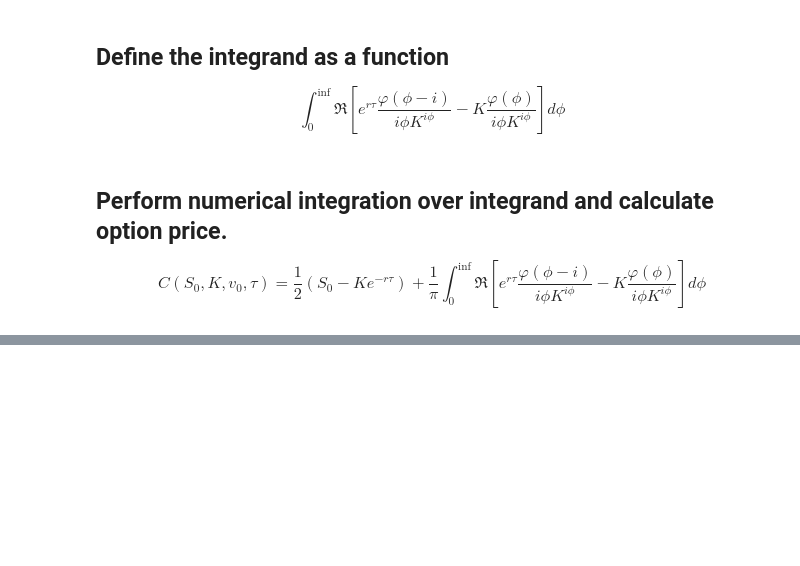
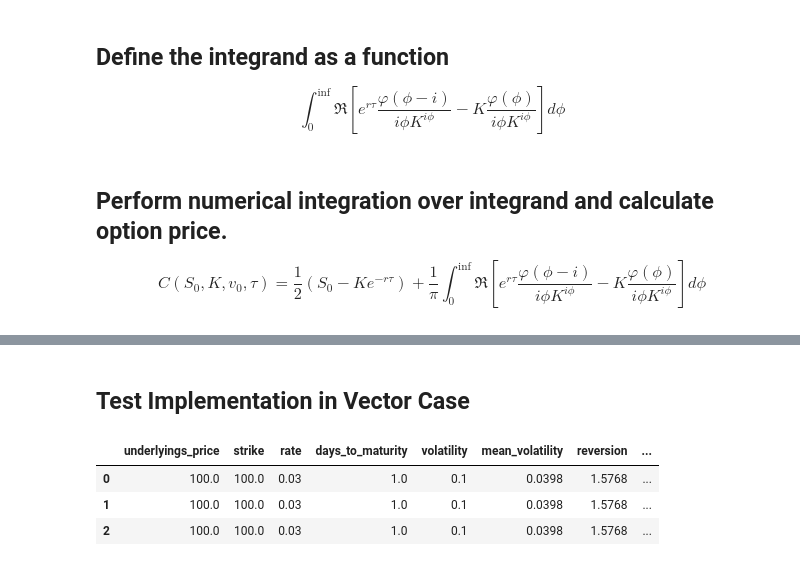
Before and after one commit to MathePhysics/UROP-2022, a Jupyter notebook: MonteCarloBenchmark/heston_integral.ipynb, the cells around one changed output, grey strips where cells are left out. Cells and saved outputs as stored; diff of their text form; code cells hidden in the pictures; blank space fills up the shorter version.

```diff
--- a/MonteCarloBenchmark/heston_integral.ipynb
+++ b/MonteCarloBenchmark/heston_integral.ipynb
@@ -210,0 +296,38 @@ heston_price(K, S0, v0, kappa, theta, sigma, rho, lambd, tau, r)
+# %% [markdown]
+## Test Implementation in Vector Case
+# %%
+N = 3
+
+S_0 = np.repeat(100.0, N)     # Initial spot price
+K = np.repeat(100.0, N)       # Strike price
+r = np.repeat(0.03, N)      # Risk-free rate
+v_0 = np.repeat(0.1,N)   # Initial volatility
+tau = np.repeat(1.0, N)       # One year until expiry
+
+rho = np.repeat(-0.5711, N)      # Correlation of asset and volatility
+kappa = np.repeat(1.5768, N)    # Mean-reversion rate
+theta = np.repeat(0.0398,N)    # Long run average volatility
+sigma = np.repeat(0.3,N)     # "Vol of vol"
+lambd = np.repeat(0.575,N)    # risk premium of variance
+
+
+dummy = pd.DataFrame(columns=['underlyings_price', 'strike', 'rate',
+                    'days_to_maturity', 'volatility', 'mean_volatility',
+                    'reversion', 'var_of_vol', 'rho', 'lambda'])
+dummy['days_to_maturity'] = tau
+dummy['underlyings_price'] = S_0
+dummy['volatility'] = v_0
+dummy['rate'] = r
+dummy['mean_volatility'] = theta
+dummy['reversion'] = kappa
+dummy['var_of_vol'] = sigma
+dummy['strike'] = K
+dummy['rho'] = rho
+dummy['lambda'] = lambd
+
+dummy.head()
+# %% [output]
+|  | underlyings_price | strike | rate | days_to_maturity | volatility | mean_volatility | reversion | ... |
+| 0 | 100.0 | 100.0 | 0.03 | 1.0 | 0.1 | 0.0398 | 1.5768 | ... |
+| 1 | 100.0 | 100.0 | 0.03 | 1.0 | 0.1 | 0.0398 | 1.5768 | ... |
+| 2 | 100.0 | 100.0 | 0.03 | 1.0 | 0.1 | 0.0398 | 1.5768 | ... |
```
Also changed, not shown: parts of 18 cells of this notebook.
